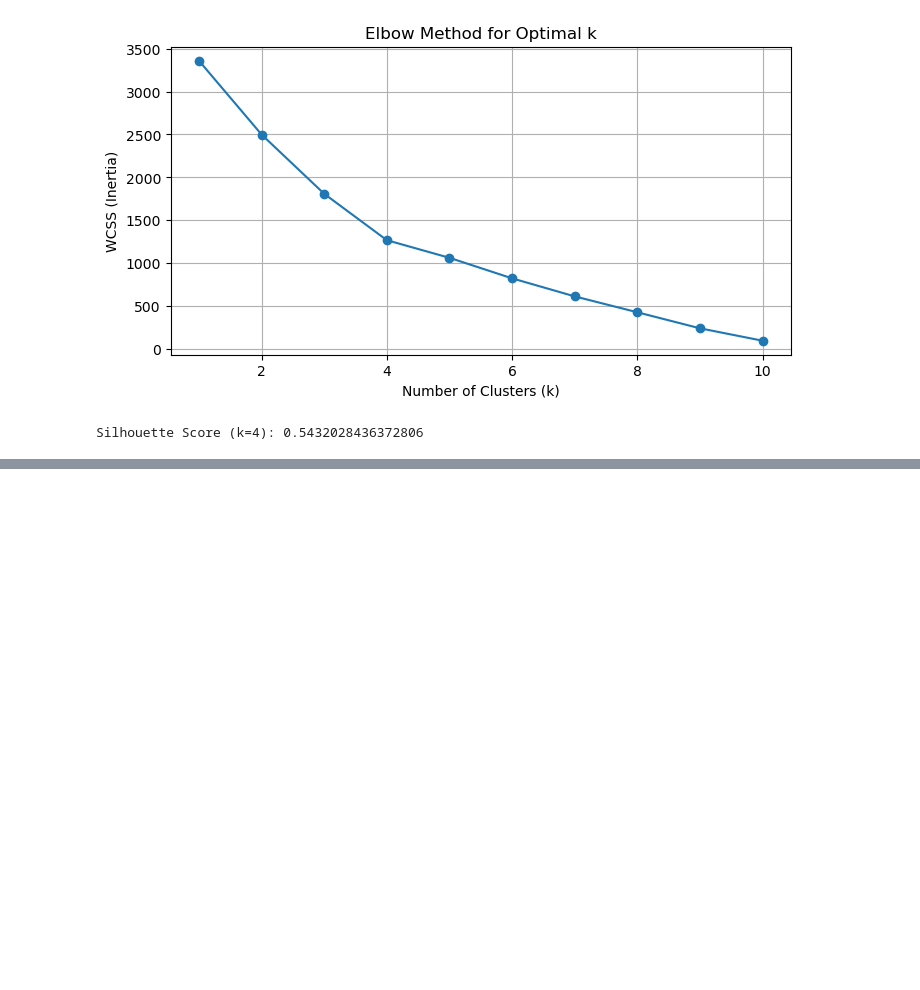
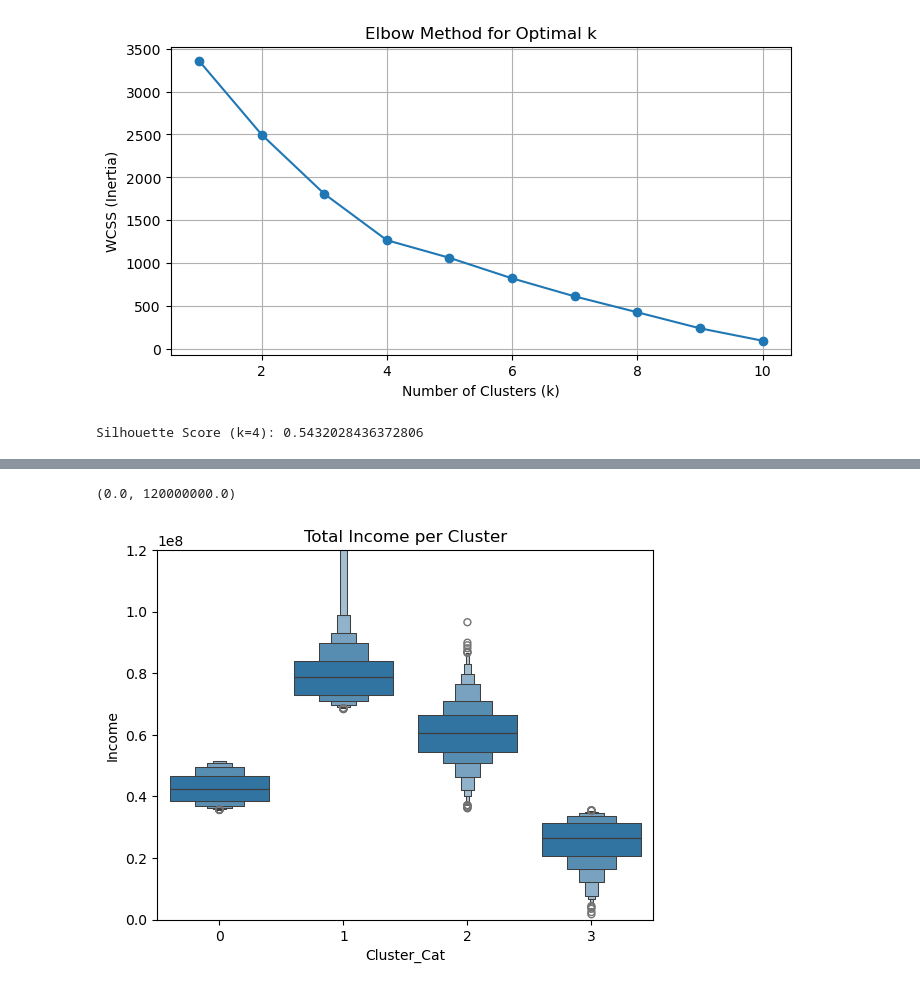
Before and after one commit to haritsfaza/Predict-Customer-Personality-to-boost-marketing-campaign-by-using-Machine-Learning, a Jupyter notebook: preprocessing n modelling.ipynb, the cells around one changed output, grey strips where cells are left out. Saved outputs shown, nothing was run; the diff lists cells and outputs as text; code cells hidden in the pictures; blank space fills up the shorter version.

```diff
--- a/preprocessing n modelling.ipynb
+++ b/preprocessing n modelling.ipynb
@@ -104,0 +140,7 @@ Silhouette Score (k=4): 0.5432028436372806
+# %%
+sns.boxenplot(x=df['Cluster_Cat'], y=df['Income'])
+plt.title('Total Income per Cluster')
+plt.ylim(0, 120000000)
+# %% [output]
+(0.0, 120000000.0)
+[figure, added]
```
Also changed, not shown: parts of 4 cells of this notebook.
